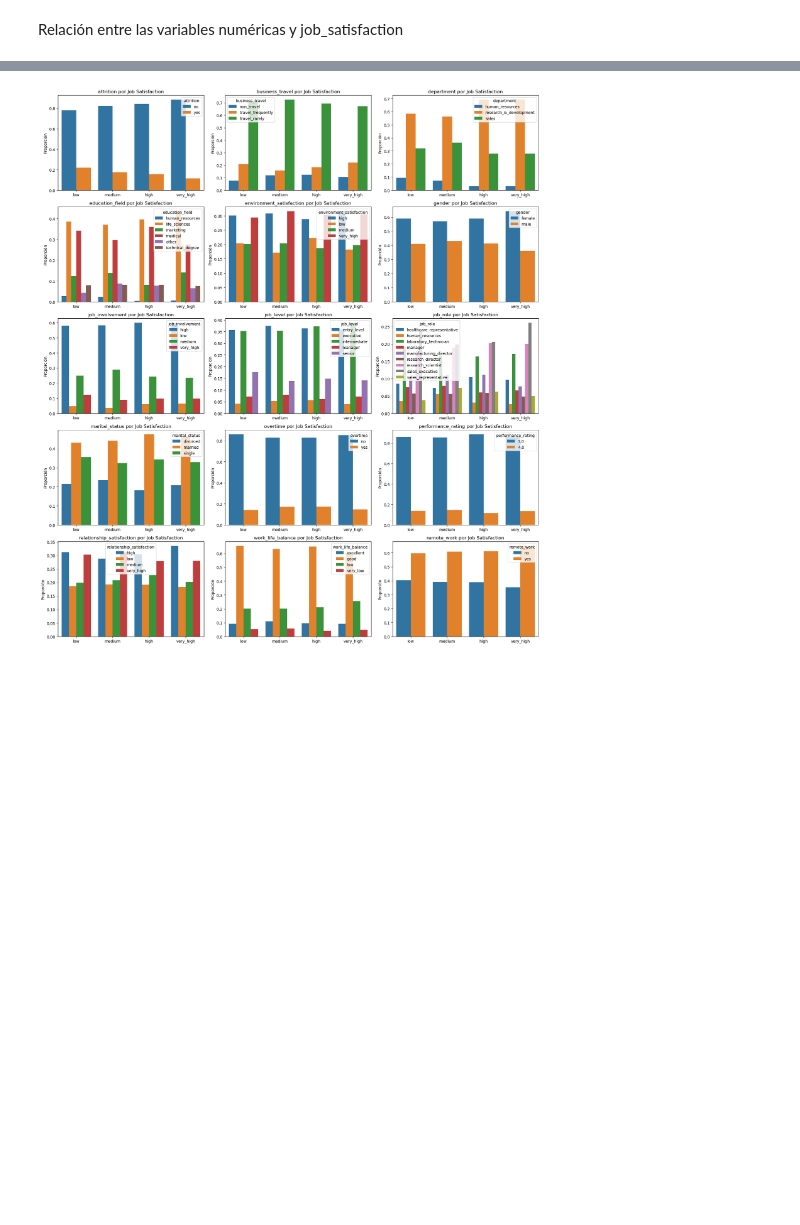
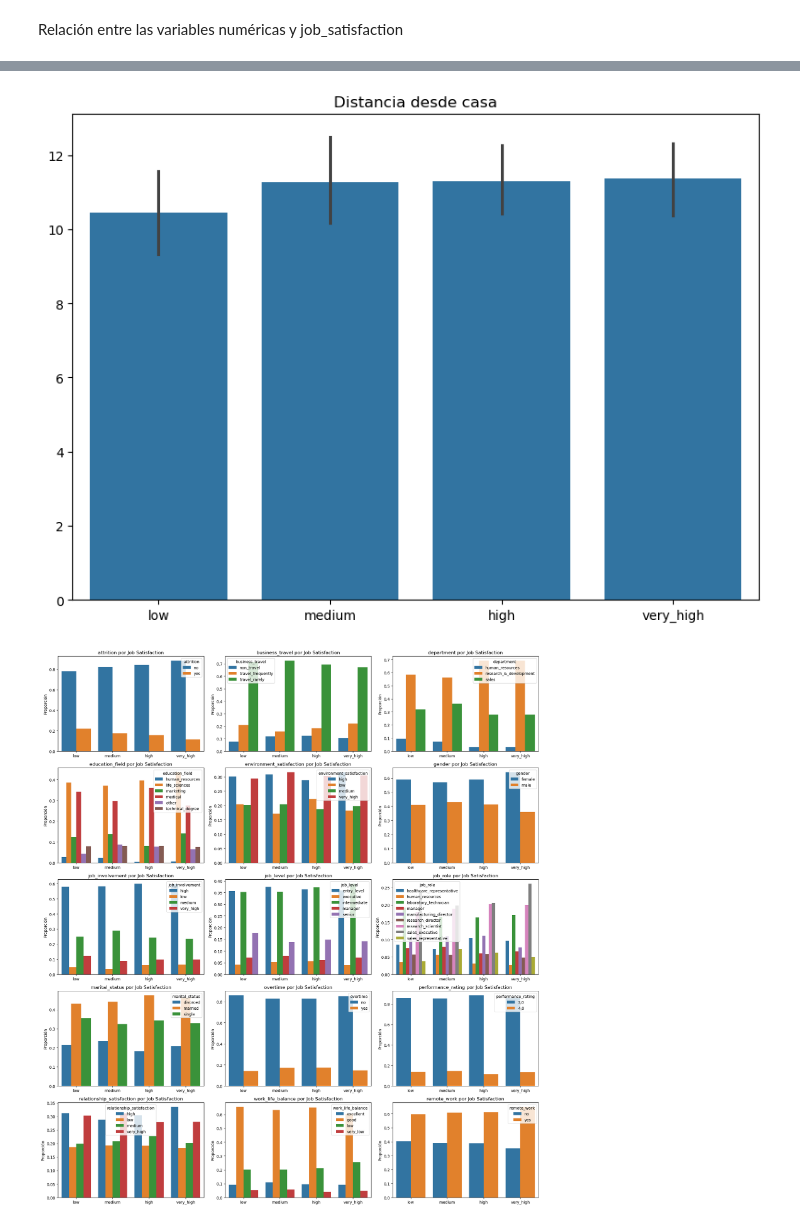
Before and after one commit to xcgrisales/project-da-promo-50-modulo-3-team-4, a Jupyter notebook: 05_visualizaciones_seleccionadas.ipynb, the cells around one changed output, grey strips where cells are left out. Saved outputs shown, nothing was run; the diff lists cells and outputs as text; code cells hidden in the pictures; blank space fills up the shorter version.

Commit message:
cambios visualizaciones

```diff
--- a/05_visualizaciones_seleccionadas.ipynb
+++ b/05_visualizaciones_seleccionadas.ipynb
@@ -112,3 +112,17 @@ plt.show()
+# %%
+# Crear figura individual para DistanceFromHome vs Job Satisfaction
+fig, ax = plt.subplots(figsize=(8, 6))
+sns.barplot(ax=ax, data=df, x='job_satisfaction', y='distance_from_home')
+ax.set_title('Distancia desde casa')
+ax.set_xlabel('')
+ax.set_ylabel('')
+
+# Ajustes generales
+ax.tick_params(axis='x', rotation=0)
+plt.tight_layout()
+plt.show()
+# %% [output]
+[figure, added]
 # %%
 import matplotlib.pyplot as plt
 import seaborn as sns
```
Also changed, not shown: parts of 4 cells of this notebook.
